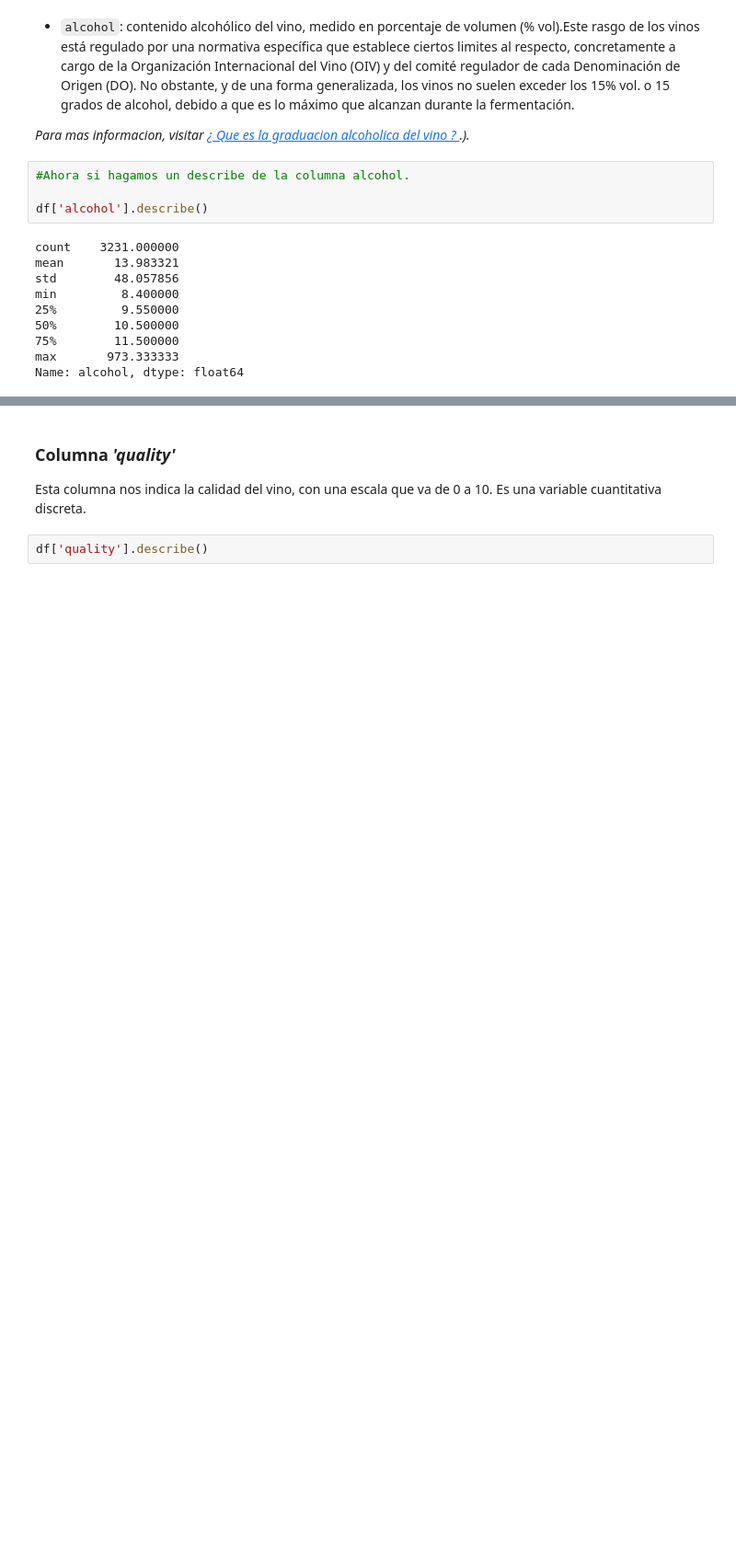
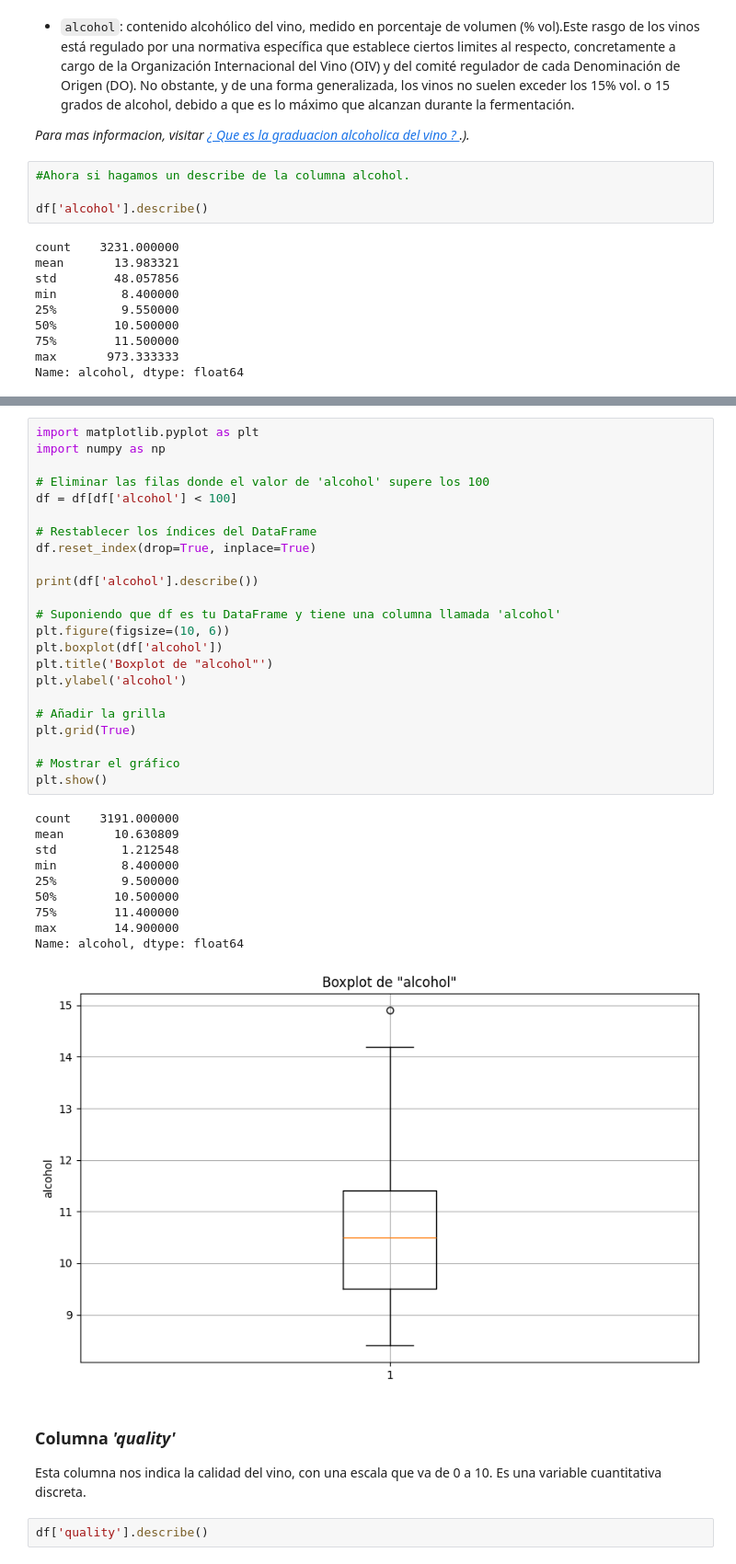
Before and after one commit to fclutterbuck/fund-cs-dat-2024-TPE, a Jupyter notebook: tpe.ipynb, the cells around one changed output, grey strips where cells are left out. Shown: that part at 92% size. Drawn from its saved outputs; the diff is of its cells as text; blank space fills up the shorter version.

```diff
--- a/tpe.ipynb
+++ b/tpe.ipynb
@@ -424,3 +433,37 @@ Name: alcohol, dtype: float64
+# %%
+import matplotlib.pyplot as plt
+import numpy as np
+
+# Eliminar las filas donde el valor de 'alcohol' supere los 100
+df = df[df['alcohol'] < 100]
+
+# Restablecer los índices del DataFrame
+df.reset_index(drop=True, inplace=True)
+
+print(df['alcohol'].describe())
+
+# Suponiendo que df es tu DataFrame y tiene una columna llamada 'alcohol'
+plt.figure(figsize=(10, 6))
+plt.boxplot(df['alcohol'])
+plt.title('Boxplot de "alcohol"')
+plt.ylabel('alcohol')
+
+# Añadir la grilla
+plt.grid(True)
+
+# Mostrar el gráfico
+plt.show()
+# %% [output]
+count    3191.000000
+mean       10.630809
+std         1.212548
+min         8.400000
+25%         9.500000
+50%        10.500000
+75%        11.400000
+max        14.900000
+Name: alcohol, dtype: float64
+[figure, added]
 # %% [markdown]
 ### Columna *'quality'*
 Esta columna nos indica la calidad del vino, con una escala que va de 0 a 10. Es una variable cuantitativa discreta.
```
Also changed, not shown: parts of 5 cells of this notebook.
